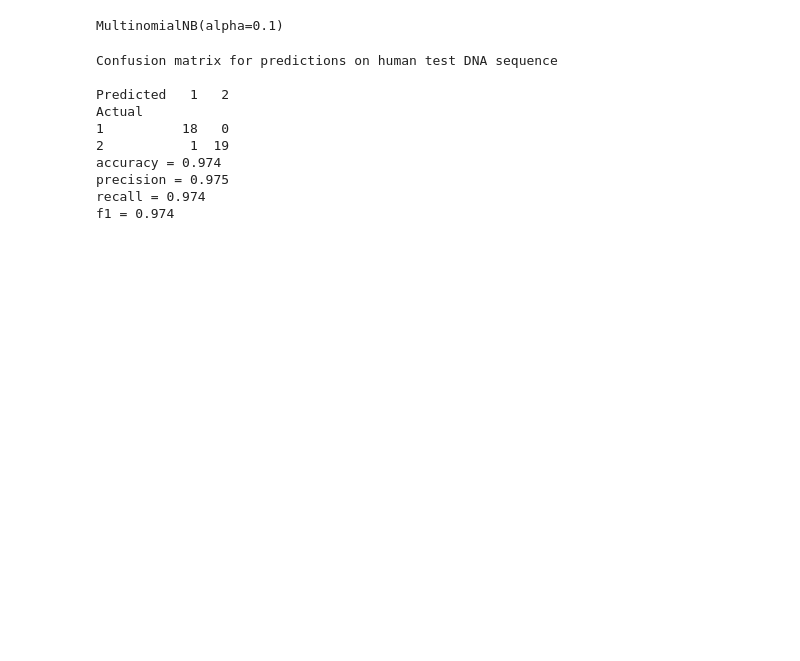
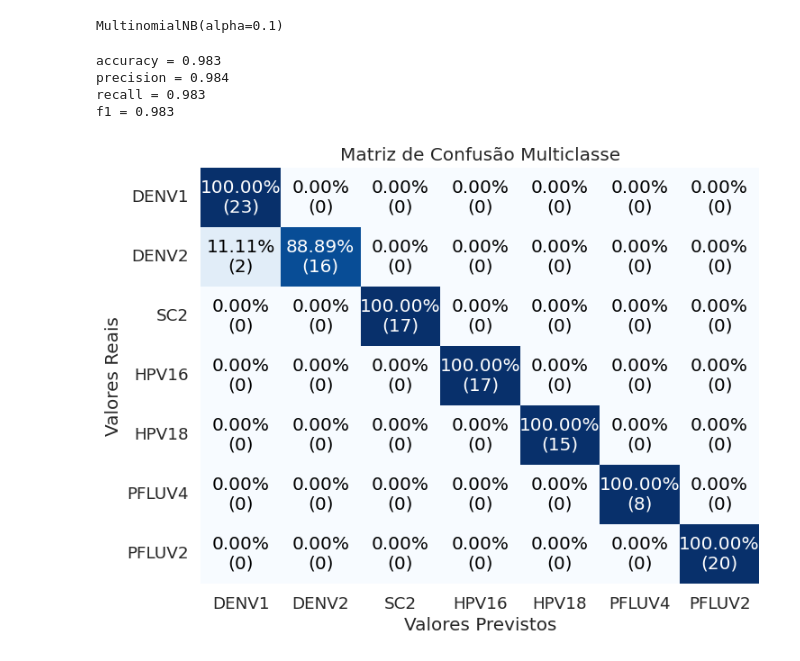
Before and after one commit to pdrmglc/NLPV_Classifier, a Jupyter notebook: NLPV.ipynb, the cells around one changed output. Saved outputs shown, nothing was run; the diff lists cells and outputs as text; code cells hidden in the pictures; blank space fills up the shorter version.

```diff
--- a/NLPV.ipynb
+++ b/NLPV.ipynb
@@ -36,6 +46,6 @@ def Kmers_funct(seq, size=6):
 #convert our training data sequences into short overlapping k-mers of length 6.
 #Lets do that for each species of data we have using our Kmers_funct function.
 
-denv_dna['words'] = denv_dna.apply(lambda x: Kmers_funct(x['sequence']), axis=1)
-denv_dna = denv_dna.drop('sequence', axis=1)
+dna['words'] = dna.apply(lambda x: Kmers_funct(x['sequence']), axis=1)
+dna = dna.drop('sequence', axis=1)
 # %%
@@ -50,6 +60,6 @@ denv_dna.head()
 # %%
-denv_texts = list(denv_dna['words'])
-for item in range(len(denv_texts)):
-    denv_texts[item] = ' '.join(denv_texts[item])
+dna_texts = list(dna['words'])
+for item in range(len(dna_texts)):
+    dna_texts[item] = ' '.join(dna_texts[item])
 #separate labels
-y_denv = denv_dna.iloc[:, 0].values
+y_dna = dna.iloc[:, 0].values
@@ -68,7 +86,7 @@ array([1, 1, 1, 1, 1, 1, 1, 1, 1, 1, 1, 1, 1, 1, 1, 1, 1, 1, 1, 1, 1, 1,
 # %%
 from sklearn.feature_extraction.text import CountVectorizer
 cv = CountVectorizer(ngram_range=(4,4)) #The n-gram size of 4 is previously determined by testing
-X = cv.fit_transform(denv_texts)
+X = cv.fit_transform(dna_texts)
 # %%
 print(X.shape)
 # %% [output]
@@ -77,7 +95,7 @@ print(X.shape)
 # Splitting the human dataset into the training set and test set
 from sklearn.model_selection import train_test_split
 X_train, X_test, y_train, y_test = train_test_split(X,
-                                                    y_denv,
+                                                    y_dna,
                                                     test_size = 0.20,
                                                     random_state=42)
 # %%
@@ -90,8 +109,7 @@ MultinomialNB(alpha=0.1)
 y_pred = classifier.predict(X_test)
 # %%
 from sklearn.metrics import accuracy_score, f1_score, precision_score, recall_score
-print("Confusion matrix for predictions on human test DNA sequence\n")
-print(pd.crosstab(pd.Series(y_test, name='Actual'), pd.Series(y_pred, name='Predicted')))
+
 def get_metrics(y_test, y_predicted):
     accuracy = accuracy_score(y_test, y_predicted)
     precision = precision_score(y_test, y_predicted, average='weighted')
@@ -101,13 +119,39 @@ def get_metrics(y_test, y_predicted):
 accuracy, precision, recall, f1 = get_metrics(y_test, y_pred)
 print("accuracy = %.3f \nprecision = %.3f \nrecall = %.3f \nf1 = %.3f" % (accuracy, precision, recall, f1))
 # %% [output]
-Confusion matrix for predictions on human test DNA sequence
-
-Predicted   1   2
-Actual
-1          18   0
-2           1  19
-accuracy = 0.974
-precision = 0.975
-recall = 0.974
-f1 = 0.974
+accuracy = 0.983
+precision = 0.984
+recall = 0.983
+f1 = 0.983
+# %%
+import numpy as np
+import seaborn as sns
+import matplotlib.pyplot as plt
+from sklearn.metrics import confusion_matrix
+
+def escolher_cor(valor):
+  if valor >= 0.7:
+    return "white"
+  else:
+    return "black"
+
+labels = ["DENV1", "DENV2", "SC2", "HPV16", "HPV18", "PFLUV4", "PFLUV2"]
+
+conf_matrix = confusion_matrix(y_test, y_pred)
+conf_matrix_percent = conf_matrix / np.sum(conf_matrix, axis=1, keepdims=True)
+
+# Configuração do gráfico
+class_names = labels
+sns.set(font_scale=1.2)
+plt.figure(figsize=(8, 6))
+sns.heatmap(conf_matrix_percent, annot=False, fmt="d", cmap="Blues", xticklabels=class_names, yticklabels=class_names, cbar=False)
+for i in range(len(class_names)):
+    for j in range(len(class_names)):
+        plt.text(j + 0.5, i + 0.5, f"{conf_matrix_percent[i, j]:.2%}\n({conf_matrix[i, j]})", ha="center", va="center", color=escolher_cor(conf_matrix_percent[i, j]))
+
+plt.xlabel('Valores Previstos')
+plt.ylabel('Valores Reais')
+plt.title('Matriz de Confusão Multiclasse')
+plt.show()
+# %% [output]
+[figure, added]
```
Also changed, not shown: parts of 8 cells of this notebook, 11 other files.
